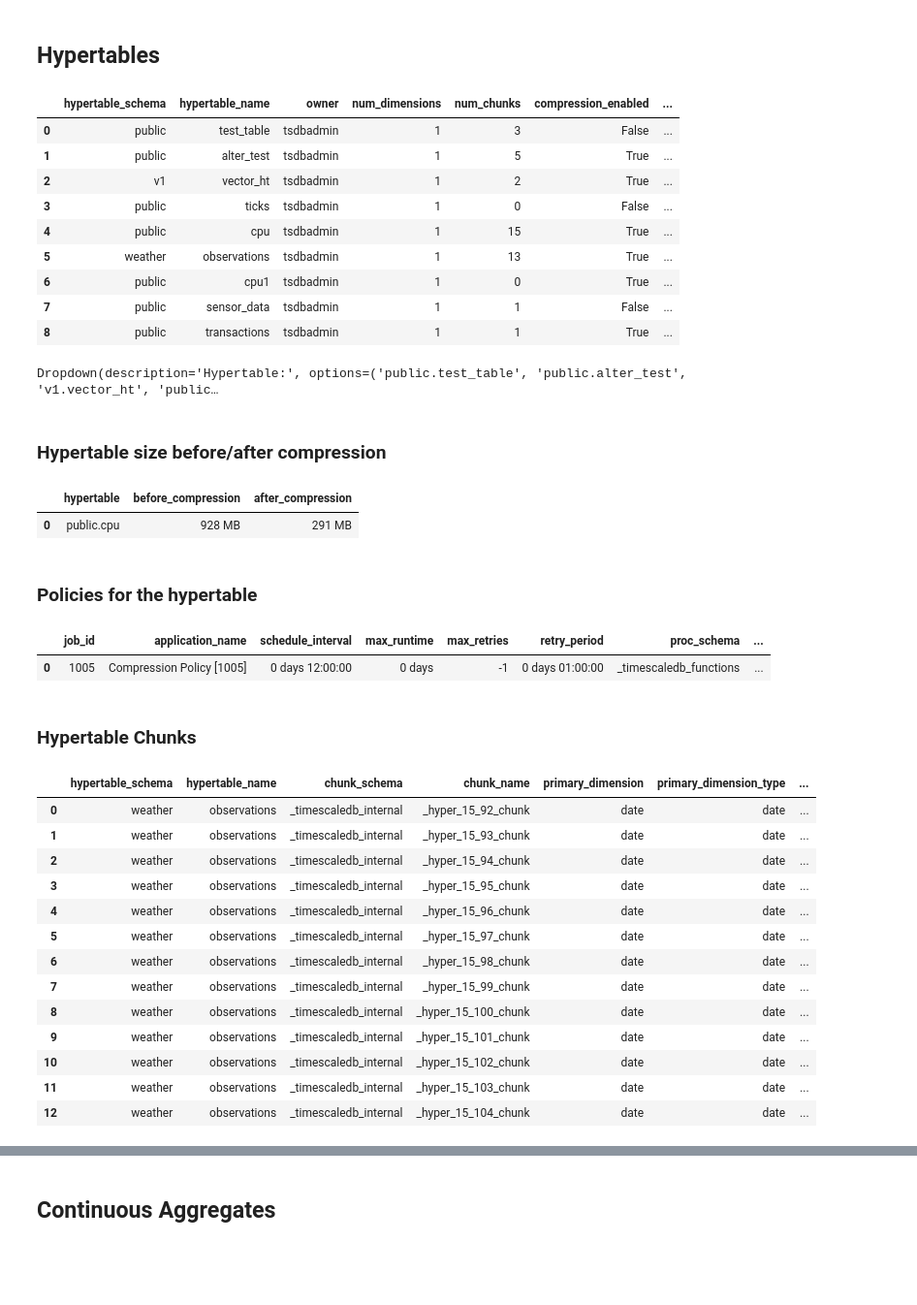
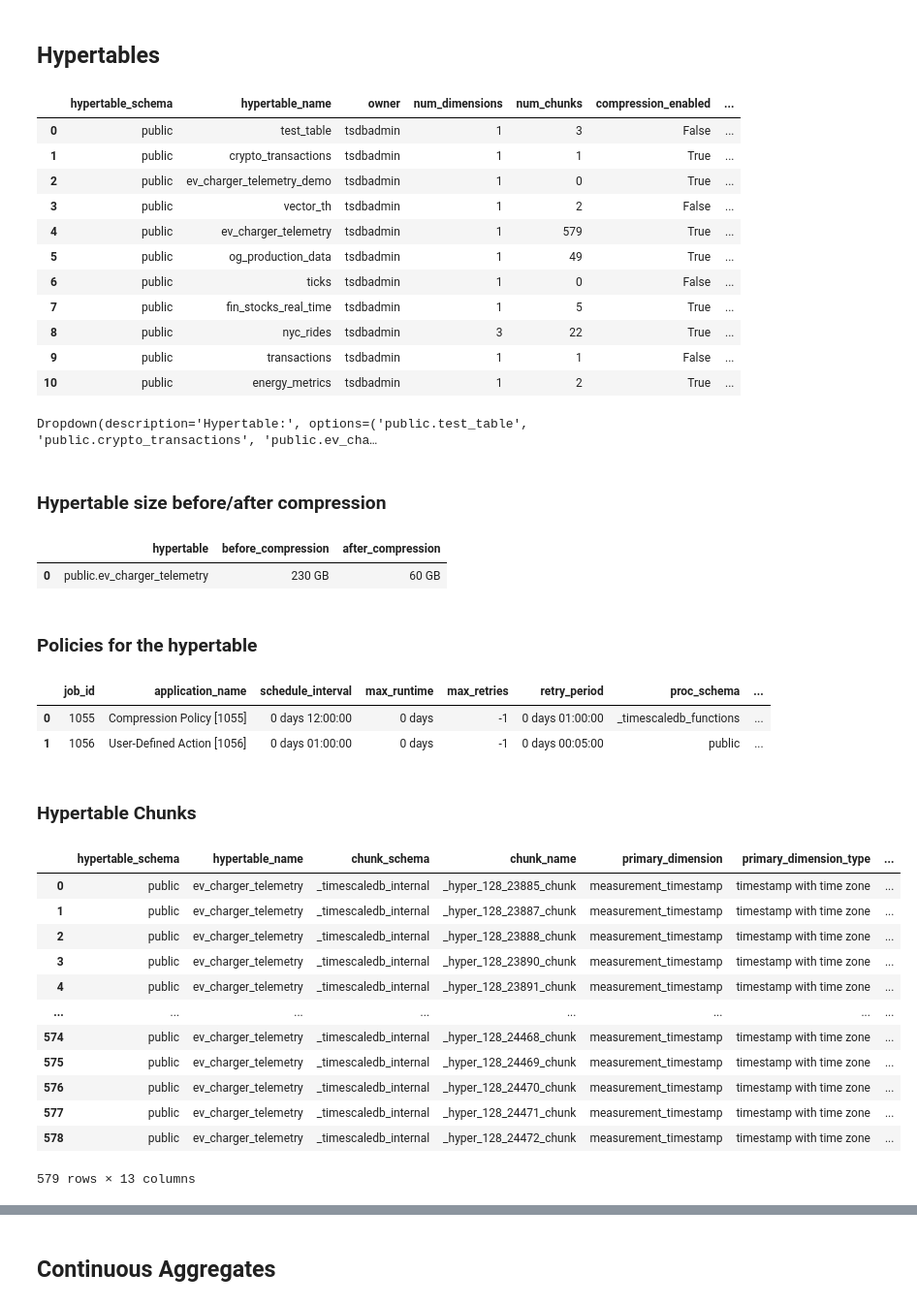
Before and after one commit to antonum/Timescale-Workshops, a Jupyter notebook: Management/timescale-metadata.ipynb, the cells around one changed output, grey strips where cells are left out. Shown at 97% size. Drawn from its saved outputs; the diff is of its cells as text; code cells hidden in the pictures; blank space fills up the shorter version.

```diff
--- a/Management/timescale-metadata.ipynb
+++ b/Management/timescale-metadata.ipynb
@@ -23,7 +25,8 @@ TS_CONNECTION="postgres://postgres:password@localhost/postgres"
 
 ### Use colab secret ###
 from google.colab import userdata
-TS_CONNECTION=userdata.get('TS_CONNECTION')
+#TS_CONNECTION=userdata.get('TS_DEMO')
+TS_CONNECTION=userdata.get('TS_CONNECTION_DEMO')
 
 ### Set environment variable to be used in psql CLI ###
 os.environ["TS_CONNECTION"]=TS_CONNECTION
@@ -134,14 +137,16 @@ df_ht
 # %% [output]
 |  | hypertable_schema | hypertable_name | owner | num_dimensions | num_chunks | compression_enabled | ... |
 | 0 | public | test_table | tsdbadmin | 1 | 3 | False | ... |
-| 1 | public | alter_test | tsdbadmin | 1 | 5 | True | ... |
-| 2 | v1 | vector_ht | tsdbadmin | 1 | 2 | True | ... |
-| 3 | public | ticks | tsdbadmin | 1 | 0 | False | ... |
-| 4 | public | cpu | tsdbadmin | 1 | 15 | True | ... |
-| 5 | weather | observations | tsdbadmin | 1 | 13 | True | ... |
-| 6 | public | cpu1 | tsdbadmin | 1 | 0 | True | ... |
-| 7 | public | sensor_data | tsdbadmin | 1 | 1 | False | ... |
-| 8 | public | transactions | tsdbadmin | 1 | 1 | True | ... |
+| 1 | public | crypto_transactions | tsdbadmin | 1 | 1 | True | ... |
+| 2 | public | ev_charger_telemetry_demo | tsdbadmin | 1 | 0 | True | ... |
+| 3 | public | vector_th | tsdbadmin | 1 | 2 | False | ... |
+| 4 | public | ev_charger_telemetry | tsdbadmin | 1 | 579 | True | ... |
+| 5 | public | og_production_data | tsdbadmin | 1 | 49 | True | ... |
+| 6 | public | ticks | tsdbadmin | 1 | 0 | False | ... |
+| 7 | public | fin_stocks_real_time | tsdbadmin | 1 | 5 | True | ... |
+| 8 | public | nyc_rides | tsdbadmin | 3 | 22 | True | ... |
+| 9 | public | transactions | tsdbadmin | 1 | 1 | False | ... |
+| 10 | public | energy_metrics | tsdbadmin | 1 | 2 | True | ... |
 # %%
 #@title Select Hypertable
 # prompt: dropdown box allowing select 	hypertable_schema.hypertable_name from the df
@@ -166,7 +171,7 @@ display(hypertable_dropdown)
 selected_hypertable = hypertable_dropdown.value
 #print(f"Selected hypertable: {selected_hypertable}")
 # %% [output]
-Dropdown(description='Hypertable:', options=('public.test_table', 'public.alter_test', 'v1.vector_ht', 'public…
+Dropdown(description='Hypertable:', options=('public.test_table', 'public.crypto_transactions', 'public.ev_cha…
 # %% [markdown]
 ### Hypertable size before/after compression
 # %%
@@ -181,7 +186,7 @@ FROM hypertable_compression_stats('{hypertable_dropdown.value}');
 execute_sql(query)
 # %% [output]
 |  | hypertable | before_compression | after_compression |
-| 0 | public.cpu | 928 MB | 291 MB |
+| 0 | public.ev_charger_telemetry | 230 GB | 60 GB |
 # %% [markdown]
 ### Policies for the hypertable
 # %%
@@ -194,30 +199,31 @@ WHERE
 execute_sql(query)
 # %% [output]
 |  | job_id | application_name | schedule_interval | max_runtime | max_retries | retry_period | proc_schema | ... |
-| 0 | 1005 | Compression Policy [1005] | 0 days 12:00:00 | 0 days | -1 | 0 days 01:00:00 | _timescaledb_functions | ... |
+| 0 | 1055 | Compression Policy [1055] | 0 days 12:00:00 | 0 days | -1 | 0 days 01:00:00 | _timescaledb_functions | ... |
+| 1 | 1056 | User-Defined Action [1056] | 0 days 01:00:00 | 0 days | -1 | 0 days 00:05:00 | public | ... |
 # %% [markdown]
 ### Hypertable Chunks
 # %%
 query = f"""
 SELECT * FROM timescaledb_information.chunks
 WHERE
 hypertable_name = '{hypertable_dropdown.value.split(".")[1]}'
-AND hypertable_schema = '{hypertable_dropdown.value.split(".")[0]}';
+AND hypertable_schema = '{hypertable_dropdown.value.split(".")[0]}'
+  ORDER BY chunk_name;
 """
 #print(query)
 execute_sql(query)
 # %% [output]
 |  | hypertable_schema | hypertable_name | chunk_schema | chunk_name | primary_dimension | primary_dimension_type | ... |
-| 0 | weather | observations | _timescaledb_internal | _hyper_15_92_chunk | date | date | ... |
-| 1 | weather | observations | _timescaledb_internal | _hyper_15_93_chunk | date | date | ... |
-| 2 | weather | observations | _timescaledb_internal | _hyper_15_94_chunk | date | date | ... |
-| 3 | weather | observations | _timescaledb_internal | _hyper_15_95_chunk | date | date | ... |
-| 4 | weather | observations | _timescaledb_internal | _hyper_15_96_chunk | date | date | ... |
-| 5 | weather | observations | _timescaledb_internal | _hyper_15_97_chunk | date | date | ... |
-| 6 | weather | observations | _timescaledb_internal | _hyper_15_98_chunk | date | date | ... |
-| 7 | weather | observations | _timescaledb_internal | _hyper_15_99_chunk | date | date | ... |
-| 8 | weather | observations | _timescaledb_internal | _hyper_15_100_chunk | date | date | ... |
-| 9 | weather | observations | _timescaledb_internal | _hyper_15_101_chunk | date | date | ... |
-| 10 | weather | observations | _timescaledb_internal | _hyper_15_102_chunk | date | date | ... |
-| 11 | weather | observations | _timescaledb_internal | _hyper_15_103_chunk | date | date | ... |
-| 12 | weather | observations | _timescaledb_internal | _hyper_15_104_chunk | date | date | ... |
+| 0 | public | ev_charger_telemetry | _timescaledb_internal | _hyper_128_23885_chunk | measurement_timestamp | timestamp with time zone | ... |
+| 1 | public | ev_charger_telemetry | _timescaledb_internal | _hyper_128_23887_chunk | measurement_timestamp | timestamp with time zone | ... |
+| 2 | public | ev_charger_telemetry | _timescaledb_internal | _hyper_128_23888_chunk | measurement_timestamp | timestamp with time zone | ... |
+| 3 | public | ev_charger_telemetry | _timescaledb_internal | _hyper_128_23890_chunk | measurement_timestamp | timestamp with time zone | ... |
+| 4 | public | ev_charger_telemetry | _timescaledb_internal | _hyper_128_23891_chunk | measurement_timestamp | timestamp with time zone | ... |
+| ... | ... | ... | ... | ... | ... | ... | ... |
+| 574 | public | ev_charger_telemetry | _timescaledb_internal | _hyper_128_24468_chunk | measurement_timestamp | timestamp with time zone | ... |
+| 575 | public | ev_charger_telemetry | _timescaledb_internal | _hyper_128_24469_chunk | measurement_timestamp | timestamp with time zone | ... |
+| 576 | public | ev_charger_telemetry | _timescaledb_internal | _hyper_128_24470_chunk | measurement_timestamp | timestamp with time zone | ... |
+| 577 | public | ev_charger_telemetry | _timescaledb_internal | _hyper_128_24471_chunk | measurement_timestamp | timestamp with time zone | ... |
+| 578 | public | ev_charger_telemetry | _timescaledb_internal | _hyper_128_24472_chunk | measurement_timestamp | timestamp with time zone | ... |
+579 rows × 13 columns
```
Also changed, not shown: parts of 6 cells of this notebook.
